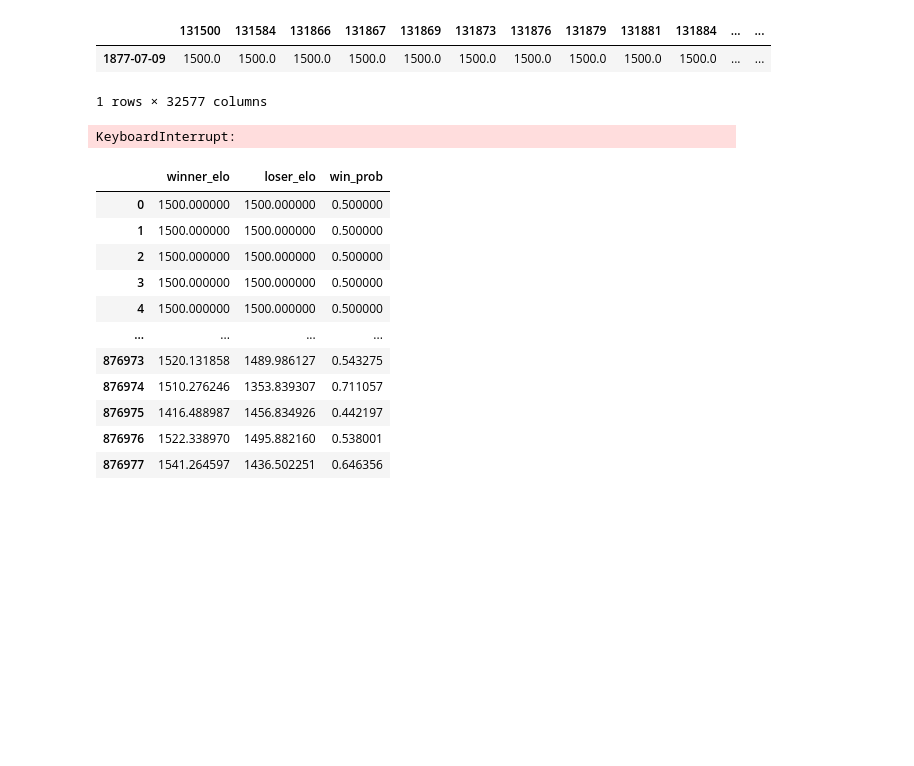
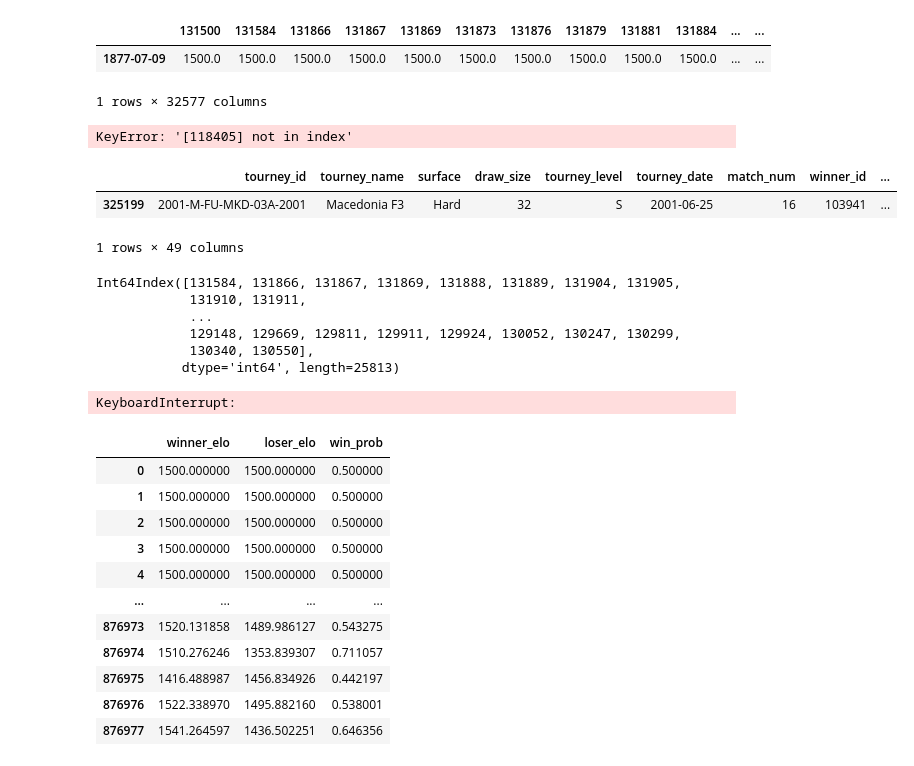
Before and after one commit to wcmohr/wcmohr_portfolio, a Jupyter notebook: Notebooks/Testing.ipynb, the cells around one changed output. Drawn from its saved outputs; the diff is of its cells as text; code cells hidden in the pictures; blank space fills up the shorter version.

```diff
--- a/Notebooks/Testing.ipynb
+++ b/Notebooks/Testing.ipynb
@@ -116,6 +187,31 @@ padRow
 1 rows × 32577 columns
 # %%
 ratingsHistory_df = pd.concat([padRow,ratingsHistory_df],axis=0)
+# %%
+wg_lg_pw = matches.apply(lambda x:
+                           get_recent_rating_rd_wp(
+                               g2_rh,g2_rdh,
+                               x['tourney_date'],
+                               x['winner_id'],
+                               x['loser_id']),
+                            axis=1)
+# %% [output]
+KeyError: '[118405] not in index'
+# %%
+singles_matches.query("loser_id == 118405 ")
+# %% [output]
+|  | tourney_id | tourney_name | surface | draw_size | tourney_level | tourney_date | match_num | winner_id | ... |
+| 325199 | 2001-M-FU-MKD-03A-2001 | Macedonia F3 | Hard | 32 | S | 2001-06-25 | 16 | 103941 | ... |
+1 rows × 49 columns
+# %%
+g2_rh.columns
+# %% [output]
+Int64Index([131584, 131866, 131867, 131869, 131888, 131889, 131904, 131905,
+            131910, 131911,
+            ...
+            129148, 129669, 129811, 129911, 129924, 130052, 130247, 130299,
+            130340, 130550],
+           dtype='int64', length=25813)
 # %%
 we_le_pw = matches.apply(lambda x:
                            get_recent_rating_wp(
```
Also changed, not shown: parts of 8 cells of this notebook, 1 other file.
